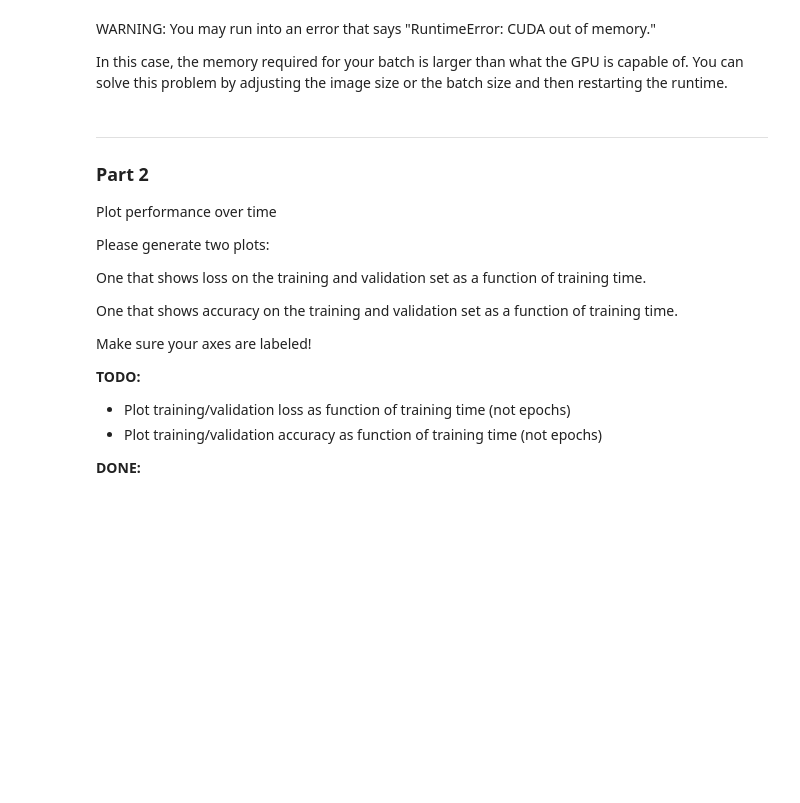
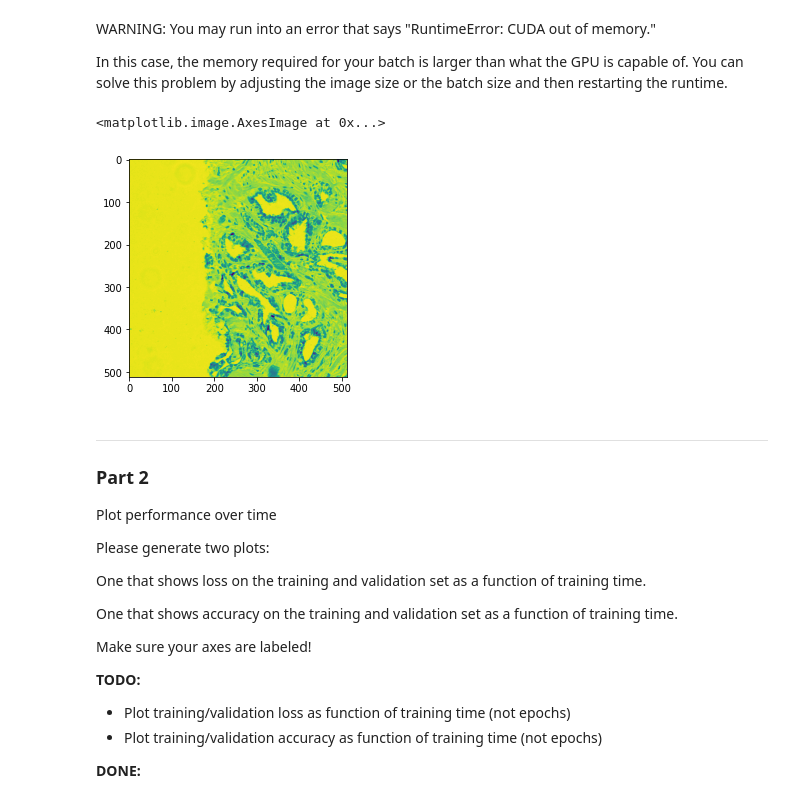
Before and after one commit to joseph-buck/cs474, a Jupyter notebook: lab-notebooks/DL_Lab4_work.ipynb, the cells around one changed output. Drawn from its saved outputs; the diff is of its cells as text; code cells hidden in the pictures; blank space fills up the shorter version.

Commit message:
Messed around with importing data.

```diff
--- a/lab-notebooks/DL_Lab4_work.ipynb
+++ b/lab-notebooks/DL_Lab4_work.ipynb
@@ -169,6 +186,13 @@ class CancerDataset(Dataset):
 
   def __len__(self):
     return len(self.dataset_folder)
+# %%
+#asdf = CancerDataset('lab4_data')
+np.shape(asdf.__getitem__(2)[0][0,:,:].numpy())
+plt.imshow(asdf.__getitem__(2)[0][2,:,:].numpy())
+# %% [output]
+<matplotlib.image.AxesImage at 0x...>
+[figure, added]
 # %%
 # You'll probably want a function or something to test input / output sizes of the ConvTranspose2d layer
 # %%
```
Also changed, not shown: parts of 1 cell of this notebook.
